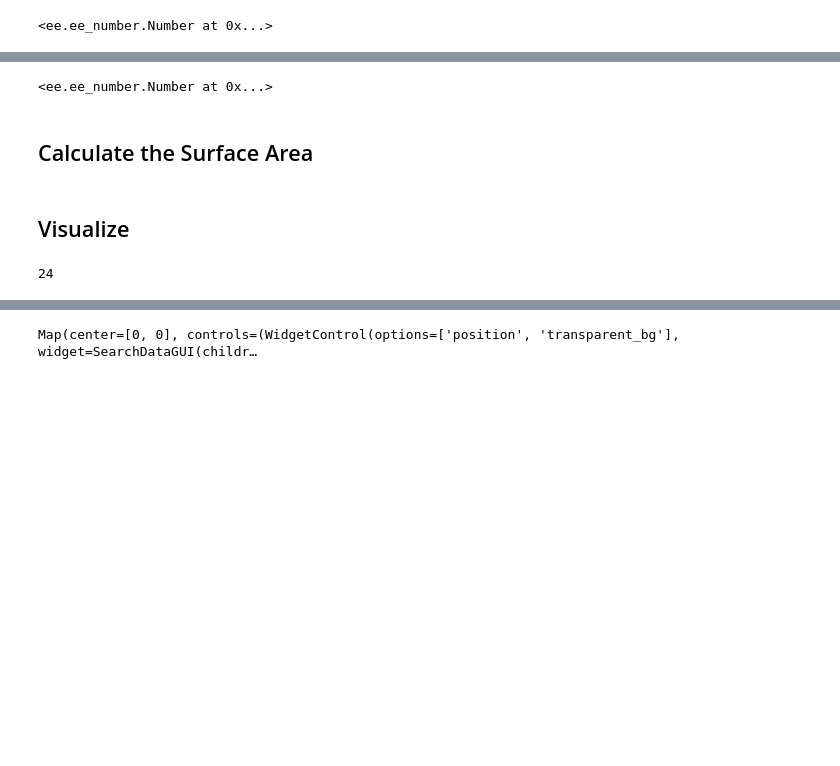
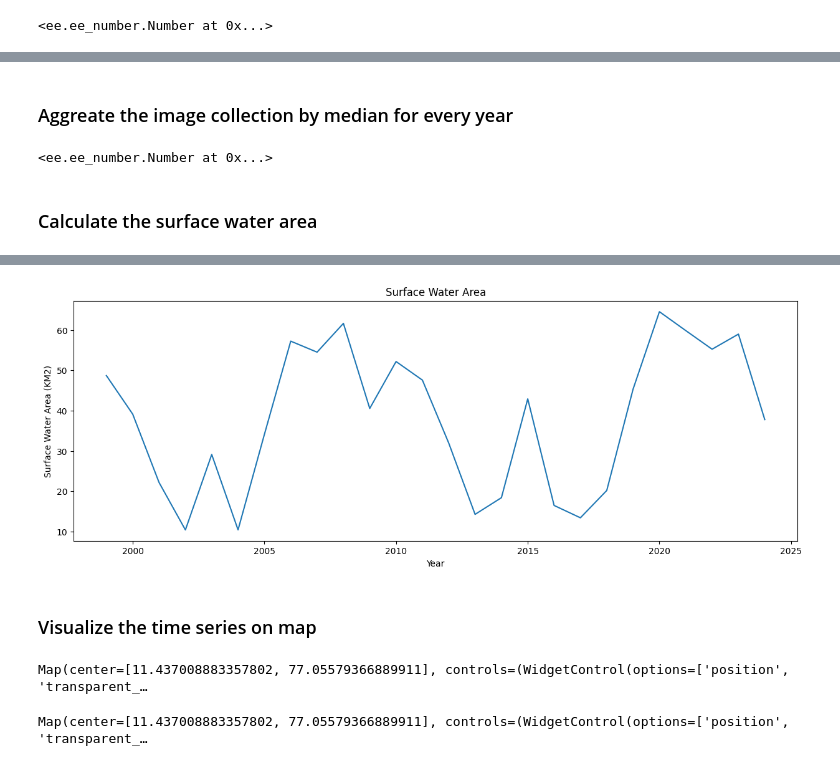
Before and after one commit to kavyajeetbora/monitoring_water_surface_area, a Jupyter notebook: notebooks/monitoring_inland_water_area.ipynb, the cells around one changed output, grey strips where cells are left out. Drawn from its saved outputs; the diff is of its cells as text; code cells hidden in the pictures; blank space fills up the shorter version.

Commit message:
Add  - Time series of the total surface area

```diff
--- a/notebooks/monitoring_inland_water_area.ipynb
+++ b/notebooks/monitoring_inland_water_area.ipynb
@@ -44,3 +20,37 @@ ee.Geometry({
+# %%
+geojson  = {
+  "coordinates": [
+    [
+      [
+        77.1200409,
+        11.5324541
+      ],
+      [
+        76.9941101,
+        11.5006165
+      ],
+      [
+        76.9701462,
+        11.4243672
+      ],
+      [
+        77.0055084,
+        11.3198347
+      ],
+      [
+        77.1529998,
+        11.4261642
+      ],
+      [
+        77.1200409,
+        11.5324541
+      ]
+    ]
+  ],
+  "type": "Polygon"
+}
+
+geometry = ee.Geometry(geojson)
 # %% [markdown]
 ## Download images from google earth
 # %%
@@ -113,5 +176,7 @@ lc.size()
 # %%
-processed_lc = lc.map(lambda image:preprocess_landsat(image, geometry))
+processed_lc = lc.map(lambda image:preprocess_landsat(image))
+# %% [markdown]
+### Aggreate the image collection by median for every year
 # %%
 aggregator = AggregateImageCollection(processed_lc)
 agg_lc = aggregator.aggregate_image_collection_by_year()
@@ -119,11 +184,9 @@ agg_lc.size()
 # %% [output]
 <ee.ee_number.Number at 0x...>
 # %% [markdown]
-## Calculate the Surface Area
+### Calculate the surface water area
-# %% [markdown]
-## Visualize
-# %%
-years = [str(i) for i in range(1999,2023,1)]
-len(years)
-# %% [output]
-24
+# %%
+agg_lc_area = agg_lc.map(lambda x: calculate_surface_water_area(x, geometry))
+xs,ys = extract_time_series(agg_lc_area)
+fig = plot_time_series(xs,ys)
+# %% [output]
@@ -130,11 +194,25 @@ len(years)
+[figure, added]
+# %% [markdown]
+### Visualize the time series on map
+# %%
+Map = geemap.Map()
+vis_params = {
+    'min': 0,
+    'max': 1,
+    'palette': ['#ece7f2','#a6bddb','#2b8cbe']
+}
+Map.addLayer(agg_lc_area.first().select('NDWI_1').clip(geometry), vis_params, "Surface Water")
+Map.centerObject(geometry, zoom=12)
+Map
+# %% [output]
+Map(center=[11.437008883357802, 77.05579366889911], controls=(WidgetControl(options=['position', 'transparent_…
 # %%
 Map = geemap.Map()
 
-bands = years
 vis_params = {'min': -1, 'max': 1, 'palette': ['#ece7f2','#a6bddb','#2b8cbe']}
 
-Map.add_time_slider(agg_lc, vis_params, labels=bands, time_interval=1)
-Map.centerObject(geometry, zoom=11)
+Map.add_time_slider(agg_lc_area.select('NDWI_1'), vis_params, labels=list(map(str,xs)), time_interval=1)
+Map.centerObject(geometry, zoom=13)
 Map
 # %% [output]
-Map(center=[0, 0], controls=(WidgetControl(options=['position', 'transparent_bg'], widget=SearchDataGUI(childr…
+Map(center=[11.437008883357802, 77.05579366889911], controls=(WidgetControl(options=['position', 'transparent_…
```
Also changed, not shown: parts of 9 cells of this notebook.
